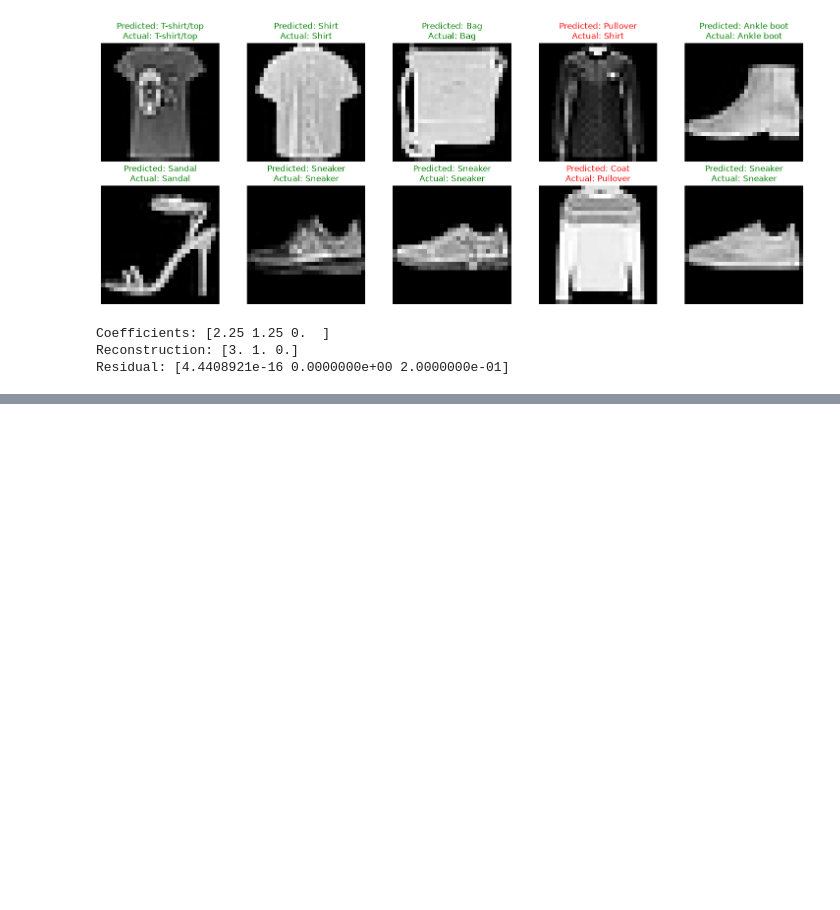
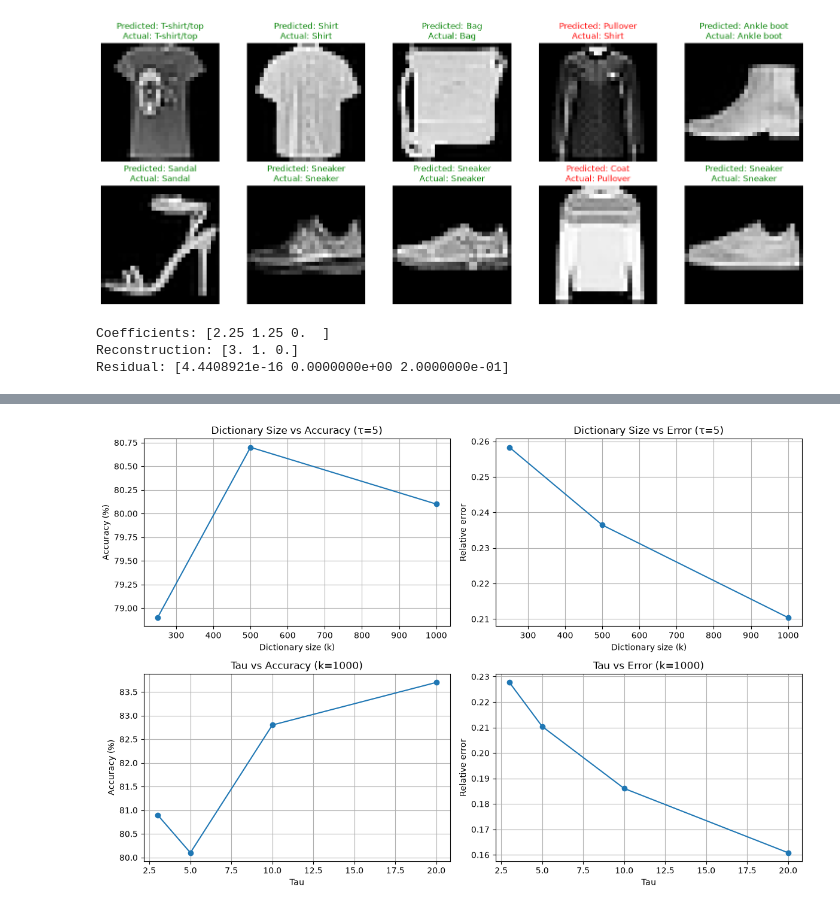
Before and after one commit to rigozu9/Matrix-and-Tensor-Techniques-for-DS, a Jupyter notebook: lab4/lab4.ipynb, the cells around one changed output, grey strips where cells are left out. Cells and saved outputs as stored; diff of their text form; code cells hidden in the pictures; blank space fills up the shorter version.

```diff
--- a/lab4/lab4.ipynb
+++ b/lab4/lab4.ipynb
@@ -638,0 +760,9 @@ Residual: [4.4408921e-16 0.0000000e+00 2.0000000e-01]
+# %%
+accuracy_tau10, error_tau10 = run_experiment(
+    k=1000,
+    tau=10,
+    max_iter=5
+)
+
+print(f"Classification accuracy: {accuracy_tau10:.2f}%")
+print(f"Relative reconstruction error: {error_tau10:.4f}")
@@ -638,0 +864,64 @@ Residual: [4.4408921e-16 0.0000000e+00 2.0000000e-01]
+# %%
+k_values = [250, 500, 1000]
+
+k_accuracies = [
+    accuracy_250,
+    accuracy_500,
+    baseline_accuracy
+]
+
+k_errors = [
+    error_250,
+    error_500,
+    relative_error
+]
+
+tau_values = [3, 5, 10, 20]
+
+tau_accuracies = [
+    accuracy_tau3,
+    baseline_accuracy,
+    accuracy_tau10,
+    accuracy_tau20
+]
+
+tau_errors = [
+    error_tau3,
+    relative_error,
+    error_tau10,
+    error_tau20
+]
+
+fig, axes = plt.subplots(2, 2, figsize=(12, 8))
+
+# Dictionary size vs accuracy
+axes[0, 0].plot(k_values, k_accuracies, marker="o")
+axes[0, 0].set_title("Dictionary Size vs Accuracy (τ=5)")
+axes[0, 0].set_xlabel("Dictionary size (k)")
+axes[0, 0].set_ylabel("Accuracy (%)")
+
+# Dictionary size vs reconstruction error
+axes[0, 1].plot(k_values, k_errors, marker="o")
+axes[0, 1].set_title("Dictionary Size vs Error (τ=5)")
+axes[0, 1].set_xlabel("Dictionary size (k)")
+axes[0, 1].set_ylabel("Relative error")
+
+# Tau vs accuracy
+axes[1, 0].plot(tau_values, tau_accuracies, marker="o")
+axes[1, 0].set_title("Tau vs Accuracy (k=1000)")
+axes[1, 0].set_xlabel("Tau")
+axes[1, 0].set_ylabel("Accuracy (%)")
+
+# Tau vs reconstruction error
+axes[1, 1].plot(tau_values, tau_errors, marker="o")
+axes[1, 1].set_title("Tau vs Error (k=1000)")
+axes[1, 1].set_xlabel("Tau")
+axes[1, 1].set_ylabel("Relative error")
+
+for ax in axes.flat:
+    ax.grid()
+
+plt.tight_layout()
+plt.show()
+# %% [output]
+[figure, added]
```
Also changed, not shown: parts of 14 cells of this notebook.
